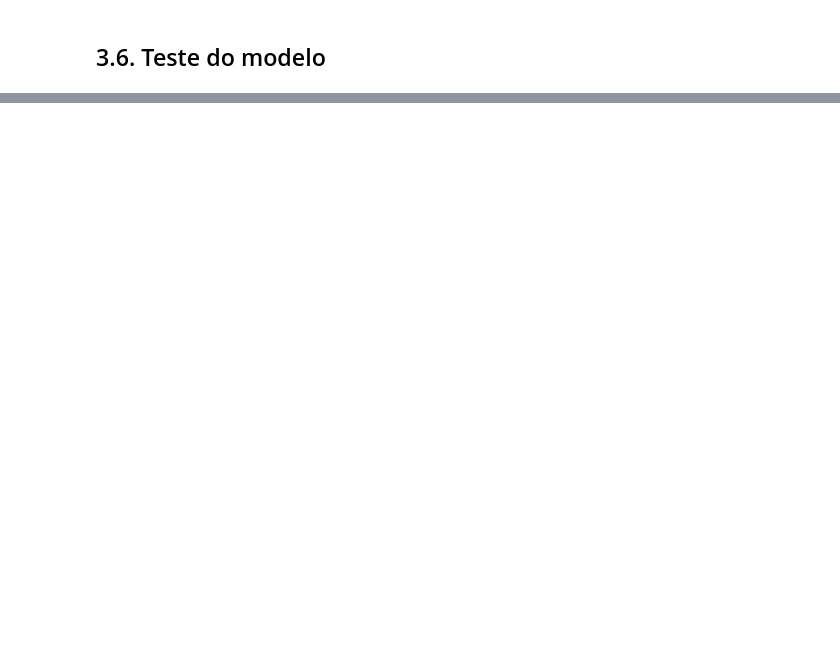
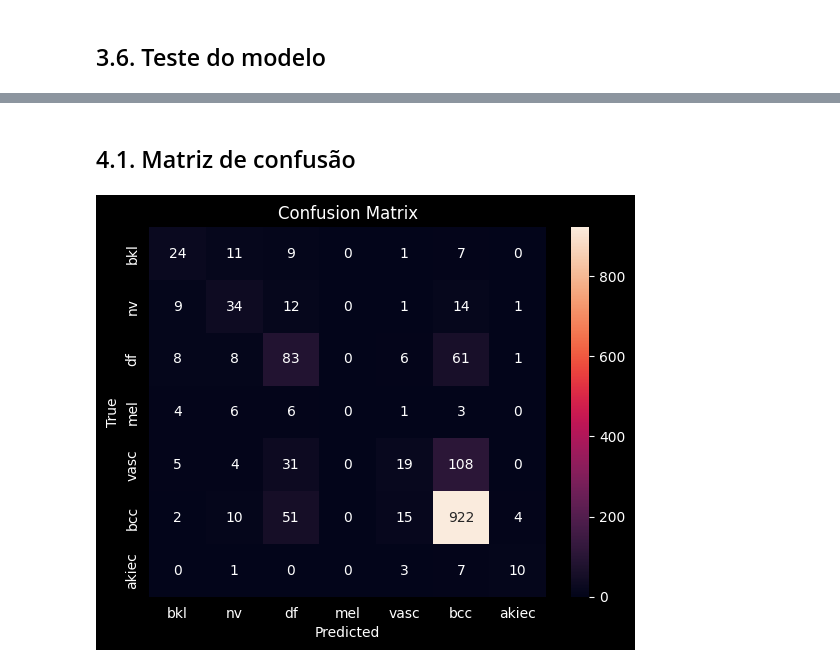
Before and after one commit to eulergomees/parallel_loading, a Jupyter notebook: parallel_loading.ipynb, the cells around one changed output, grey strips where cells are left out. Drawn from its saved outputs; the diff is of its cells as text; code cells hidden in the pictures; blank space fills up the shorter version.

```diff
--- a/parallel_loading.ipynb
+++ b/parallel_loading.ipynb
@@ -230,7 +233,7 @@ class CNNModel(nn.Module):
 learning_rate = 0.001
 max_epochs = 5
 
-batch_size = 32
+batch_size = 64
 num_worker = 4
 
 train_loader = DataLoader(train_dataset, batch_size=batch_size, shuffle=True, num_workers=num_worker)
@@ -270,7 +273,7 @@ for epoch in range(max_epochs):
     epoch_times = []
     total_images = 0
     for images, labels in train_loader:
-        total_images += inputs.size(0)
+        total_images += images.size(0)
         images = images.to(device)
         labels = labels.to(device)
 
@@ -354,0 +383,19 @@ print(*y_hat)
+# %% [markdown]
+## 4.1. Matriz de confusão
+# %%
+cm = confusion_matrix(y_true, y_hat)
+
+sns.heatmap(
+    cm,
+    annot=True,
+    fmt="d",
+    xticklabels=df['dx'].unique(),
+    yticklabels=df['dx'].unique(),
+)
+
+plt.xlabel('Predicted')
+plt.ylabel('True')
+plt.title('Confusion Matrix')
+plt.show()
+# %% [output]
+[figure, added]
```
Also changed, not shown: parts of 8 cells of this notebook.
